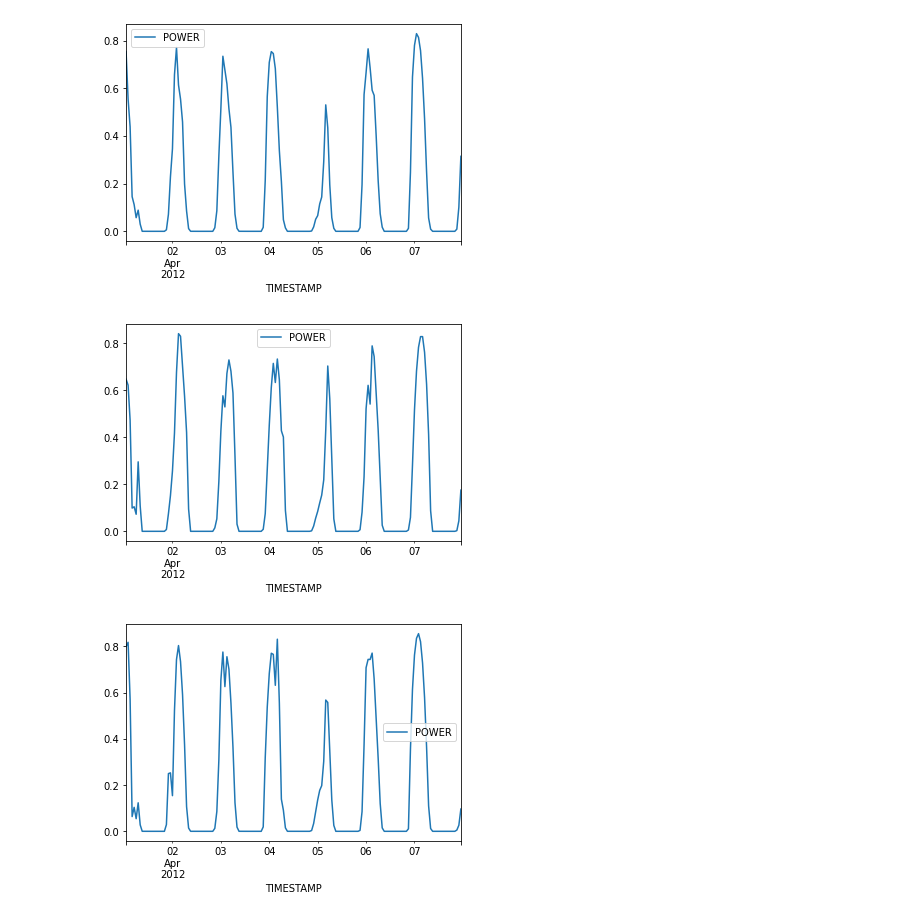
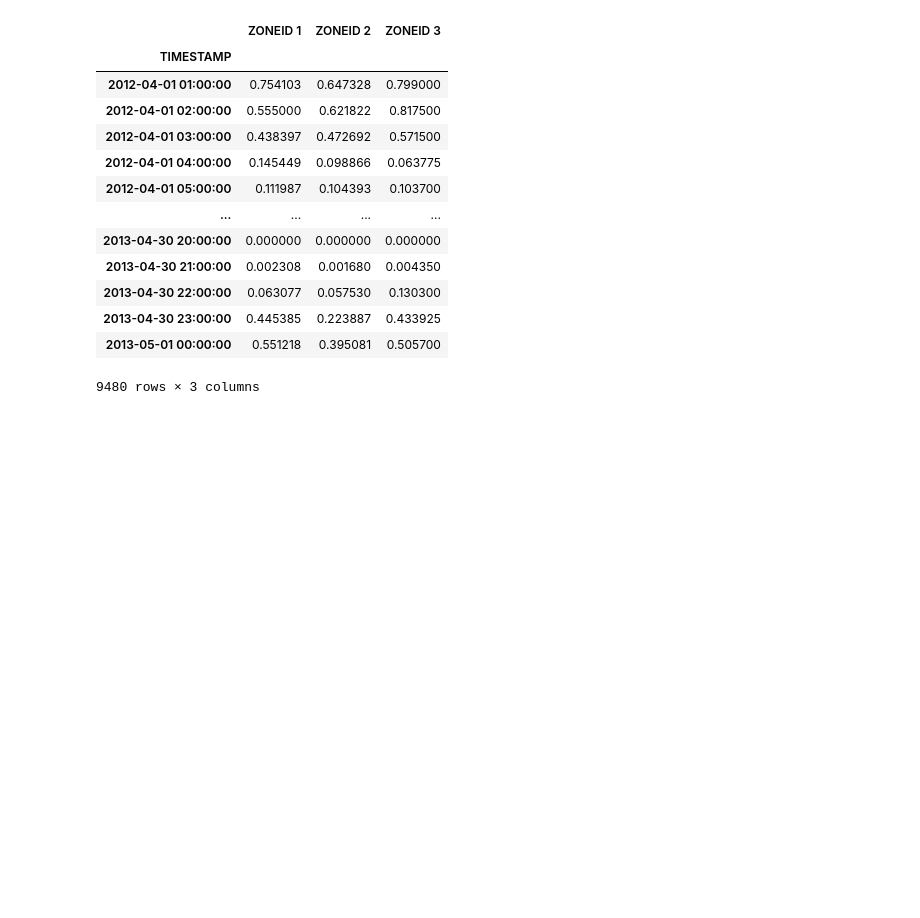
Before and after one commit to pavelzw/GEFCom14-S-comparison, a Jupyter notebook: gefcom14-s-deepar.ipynb, the cells around one changed output. Saved outputs shown, nothing was run; the diff lists cells and outputs as text; code cells hidden in the pictures; blank space fills up the shorter version.

```diff
--- a/gefcom14-s-deepar.ipynb
+++ b/gefcom14-s-deepar.ipynb
@@ -1,21 +1,30 @@
 # %%
 import pandas as pd
 
+task = 2
 # only use surface solar radiation (169), surface thermal radiation (175) and top net solar radiation (178)
-predictors = pd.read_csv('data/Task 1/predictors1.csv', parse_dates=['TIMESTAMP'])\
-    [['ZONEID', 'TIMESTAMP', 'VAR169', 'VAR175', 'VAR178']]\
-    .rename(columns={'VAR169': 'SURFACE SOLAR RADIATION',
-                     'VAR175': 'SURFACE THERMAL RADIATION',
-                     'VAR178': 'TOP NET SOLAR RADIATION'})\
-    .set_index('TIMESTAMP')
-train = pd.read_csv('data/Task 1/train1.csv', parse_dates=['TIMESTAMP']).set_index('TIMESTAMP')
-benchmark = pd.read_csv('data/Task 1/benchmark01.csv', parse_dates=['TIMESTAMP']).set_index('TIMESTAMP')
-
-solar_plants = [train[train['ZONEID'] == i][['POWER']] for i in [1,2,3]]
-
-for plant in solar_plants:
-    plant.loc['2012-04-01':'2012-04-07'].plot()
+predictors = pd.read_csv(f'data/Task {task}/predictors{task}.csv', parse_dates=['TIMESTAMP'])\
+    [['ZONEID', 'TIMESTAMP', 'VAR169', 'VAR175', 'VAR178']].set_index('TIMESTAMP')
+train = pd.read_csv(f'data/Task {task}/train{task}.csv', parse_dates=['TIMESTAMP']).set_index('TIMESTAMP')
+benchmark = pd.read_csv(f"data/Task {task}/benchmark{'0' + str(task) if task < 10 else task}.csv",
+                        parse_dates=['TIMESTAMP']).set_index('TIMESTAMP')
-# %% [output]
-[figure, removed]
-[figure, removed]
-[figure, removed]
+# %%
+solar_plants = [train[train['ZONEID'] == i][['POWER']].rename({'POWER': f'ZONEID {i}'}, axis='columns')
+                for i in [1,2,3]]
+train_data = pd.concat(solar_plants, axis=1)
+train_data
+# %% [output]
+|  | ZONEID 1 | ZONEID 2 | ZONEID 3 |
+| TIMESTAMP |  |  |  |
+| 2012-04-01 01:00:00 | 0.754103 | 0.647328 | 0.799000 |
+| 2012-04-01 02:00:00 | 0.555000 | 0.621822 | 0.817500 |
+| 2012-04-01 03:00:00 | 0.438397 | 0.472692 | 0.571500 |
+| 2012-04-01 04:00:00 | 0.145449 | 0.098866 | 0.063775 |
+| 2012-04-01 05:00:00 | 0.111987 | 0.104393 | 0.103700 |
+| ... | ... | ... | ... |
+| 2013-04-30 20:00:00 | 0.000000 | 0.000000 | 0.000000 |
+| 2013-04-30 21:00:00 | 0.002308 | 0.001680 | 0.004350 |
+| 2013-04-30 22:00:00 | 0.063077 | 0.057530 | 0.130300 |
+| 2013-04-30 23:00:00 | 0.445385 | 0.223887 | 0.433925 |
+| 2013-05-01 00:00:00 | 0.551218 | 0.395081 | 0.505700 |
+9480 rows × 3 columns
```
Also changed, not shown: parts of 10 cells of this notebook.
